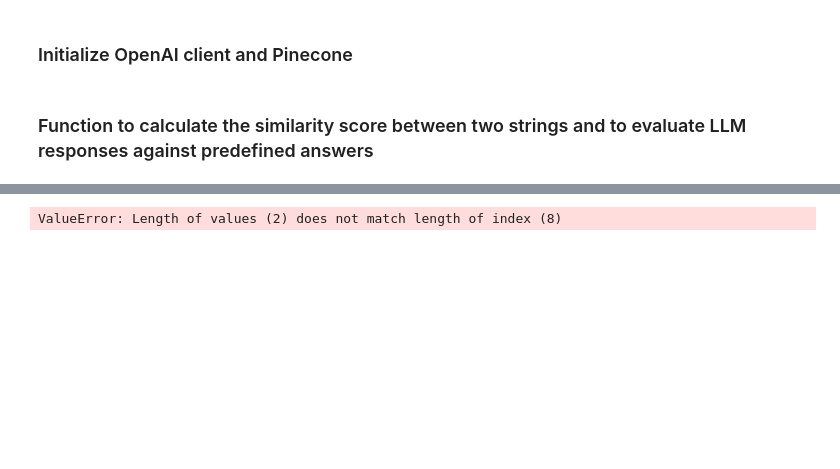
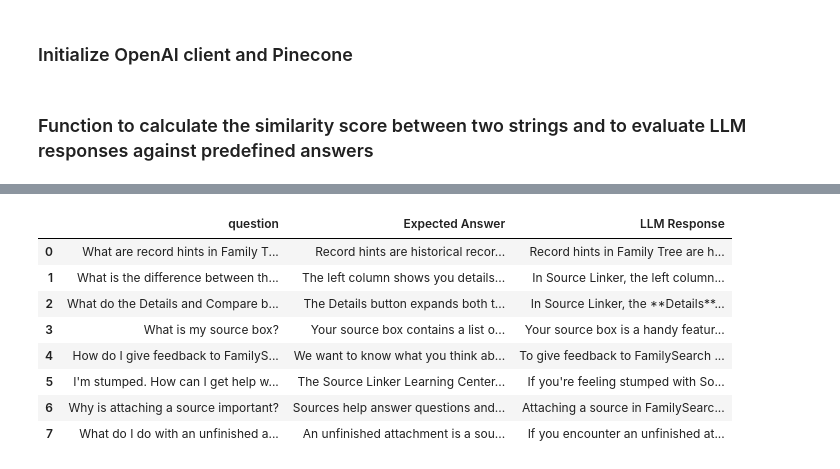
Before and after one commit to TimoteoTapia/FamilySearchAI, a Jupyter notebook: notebooks/data_evaluation.ipynb, the cells around one changed output, grey strips where cells are left out. Saved outputs shown, nothing was run; the diff lists cells and outputs as text; code cells hidden in the pictures; blank space fills up the shorter version.

Commit message:
data evaluation finished

```diff
--- a/notebooks/data_evaluation.ipynb
+++ b/notebooks/data_evaluation.ipynb
@@ -106,4 +120,13 @@ url_scores = []
 for index, row in df.iterrows():
     question = row['question']
     expected_answer = row['answer']
-    expected_url = row['url']
+
+    # Get the LLM's answer
+    llm_response = query_llm(question)
+
+    # Extract the answer from the LLM response
+    llm_answer = llm_response.split("Source:")[0].strip()  # Get everything before "Source:"
+
+    # Append results
+    llm_responses.append(llm_answer)
+    expected_answers.append(expected_answer)
@@ -123,10 +133,22 @@ url_scores.append(url_similarity)
 # %%
-# Add the LLM responses, similarity scores, and URL scores to the DataFrame
+
+# Add the results to the DataFrame
 df['LLM Response'] = llm_responses
-df['Answer Similarity (%)'] = similarity_scores
-df['URL Similarity (%)'] = url_scores
+df['Expected Answer'] = expected_answers
-# %% [output]
-ValueError: Length of values (2) does not match length of index (8)
+# %%
+# Configure pandas display settings
+pd.set_option('display.max_colwidth', None)  # Show full column width
+pd.set_option('display.max_rows', None)
 # %%
-# Display the DataFrame for visualization
-df[['question', 'answer', 'LLM Response', 'Answer Similarity (%)', 'url', 'URL Similarity (%)']]
+# Display the relevant columns of the DataFrame
+df[['question', 'Expected Answer', 'LLM Response']]
+# %% [output]
+|  | question | Expected Answer | LLM Response |
+| 0 | What are record hints in Family T... | Record hints are historical recor... | Record hints in Family Tree are h... |
+| 1 | What is the difference between th... | The left column shows you details... | In Source Linker, the left column... |
+| 2 | What do the Details and Compare b... | The Details button expands both t... | In Source Linker, the **Details**... |
+| 3 | What is my source box? | Your source box contains a list o... | Your source box is a handy featur... |
+| 4 | How do I give feedback to FamilyS... | We want to know what you think ab... | To give feedback to FamilySearch ... |
+| 5 | I'm stumped. How can I get help w... | The Source Linker Learning Center... | If you're feeling stumped with So... |
+| 6 | Why is attaching a source important? | Sources help answer questions and... | Attaching a source in FamilySearc... |
+| 7 | What do I do with an unfinished a... | An unfinished attachment is a sou... | If you encounter an unfinished at... |
```
Also changed, not shown: parts of 8 cells of this notebook, 5 other files.
